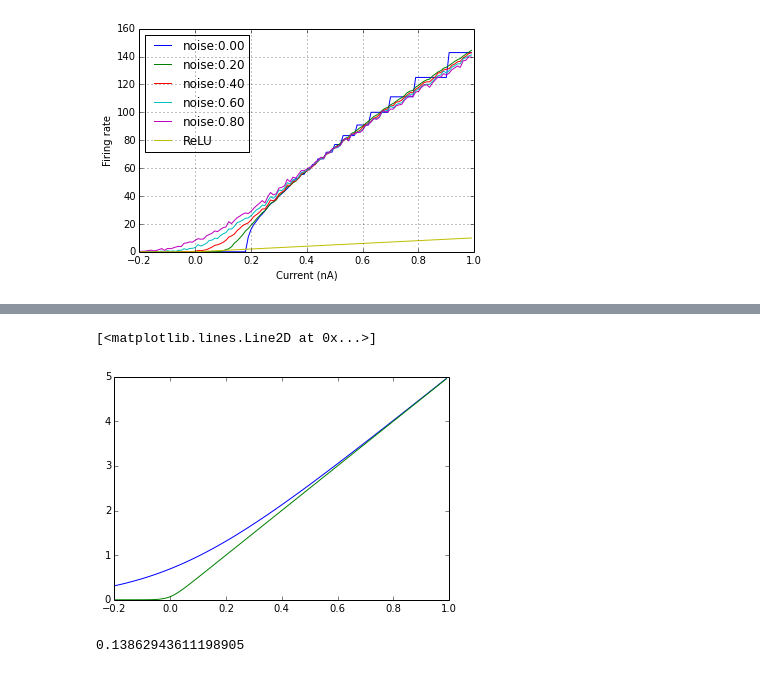
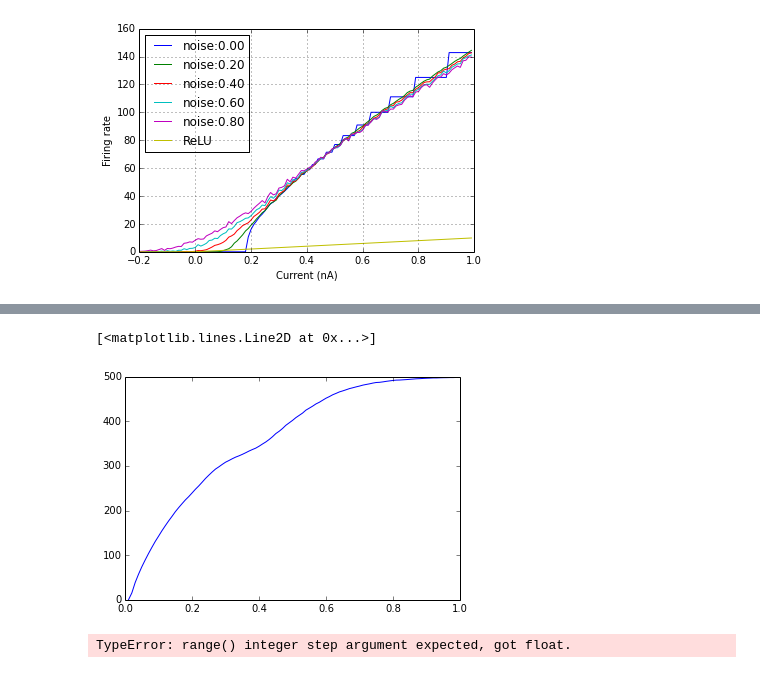
Before and after one commit to liuYing77/sdbn-1, a Jupyter notebook: code/ipython_test/ReLU/noise_test.ipynb, the cells around one changed output, grey strips where cells are left out. Saved outputs shown, nothing was run; the diff lists cells and outputs as text; code cells hidden in the pictures.

```diff
--- a/code/ipython_test/ReLU/noise_test.ipynb
+++ b/code/ipython_test/ReLU/noise_test.ipynb
@@ -104,10 +95,0 @@ def softplus_ab(x, a=0.2, b=5.):
-# %%
-plt.plot(x, 10. *softplus_ab(x, a=0.1))
-plt.plot(x,  softplus_ab(x, a=0.1, b=50.))
-# %% [output]
-[<matplotlib.lines.Line2D at 0x...>]
-[figure, removed]
-# %%
-0.2* np.log(2)
-# %% [output]
-0.13862943611198905
@@ -113,0 +107,46 @@ plt.plot(x,  softplus_ab(x, a=0.1, b=50.))
+# %%
+def plot_digit(img_raw, size=28, crange=(0.0, 40.)):
+    #img_raw = np.uint8(img_raw)
+    plt.figure(figsize=(5,5))
+    im = plt.imshow(np.reshape(img_raw,(size,size)), cmap=cm.gray_r,interpolation='none', clim=crange)
+    plt.colorbar(im, fraction=0.046, pad=0.04)
+    plt.show()
+def count_spikes(spikes, num_neuron):
+    spike_count = []
+    for i in range(num_neuron):
+        index_i = np.where(spikes[:,0] == i)
+        spike_train = spikes[index_i, 1]
+        temp = sr.counter(spike_train, range(0, (10000+0)*1,10000+0), 10000)
+        spike_count.append(temp)
+    spike_count = np.array(spike_count)/(runtime / 1000.)
+    spike_count = np.array(spike_count)
+    return spike_count
+# %%
+p.setup(timestep=1.0, min_delay=1.0, max_delay=16.0)
+run_s = 10.
+runtime = 1000. * run_s
+spikes = mu.poisson_generator(1000, 0, runtime)
+weights = np.arange(0.01,1.01,0.01)
+pop = p.Population(1, p.SpikeSourceArray, {'spike_times' : []})
+pop[0].spike_times = spikes
+pop_list = []
+pop_list.append(p.Population(weights.shape[0], p.IF_curr_exp, cell_params_lif))
+conn_list = []
+for i in range(weights.shape[0]):
+    conn_list.append((0, i, weights[i], 1.))
+p.Projection(pop, pop_list[-1], p.FromListConnector(conn_list))
+pop_list[-1].record()
+p.run(runtime)
+spikes = pop_list[-1].getSpikes(compatible_output=True)
+p.end()
+# %%
+spike_count = count_spikes(spikes, weights.shape[0])
+# %%
+plt.plot(weights, spike_count[:,0])
+# %% [output]
+[<matplotlib.lines.Line2D at 0x...>]
+[figure, added]
+# %%
+range(0, (10000+0)*1,runtime+0)
+# %% [output]
+TypeError: range() integer step argument expected, got float.
```
Also changed, not shown: parts of 5 cells of this notebook, 2 other files.
